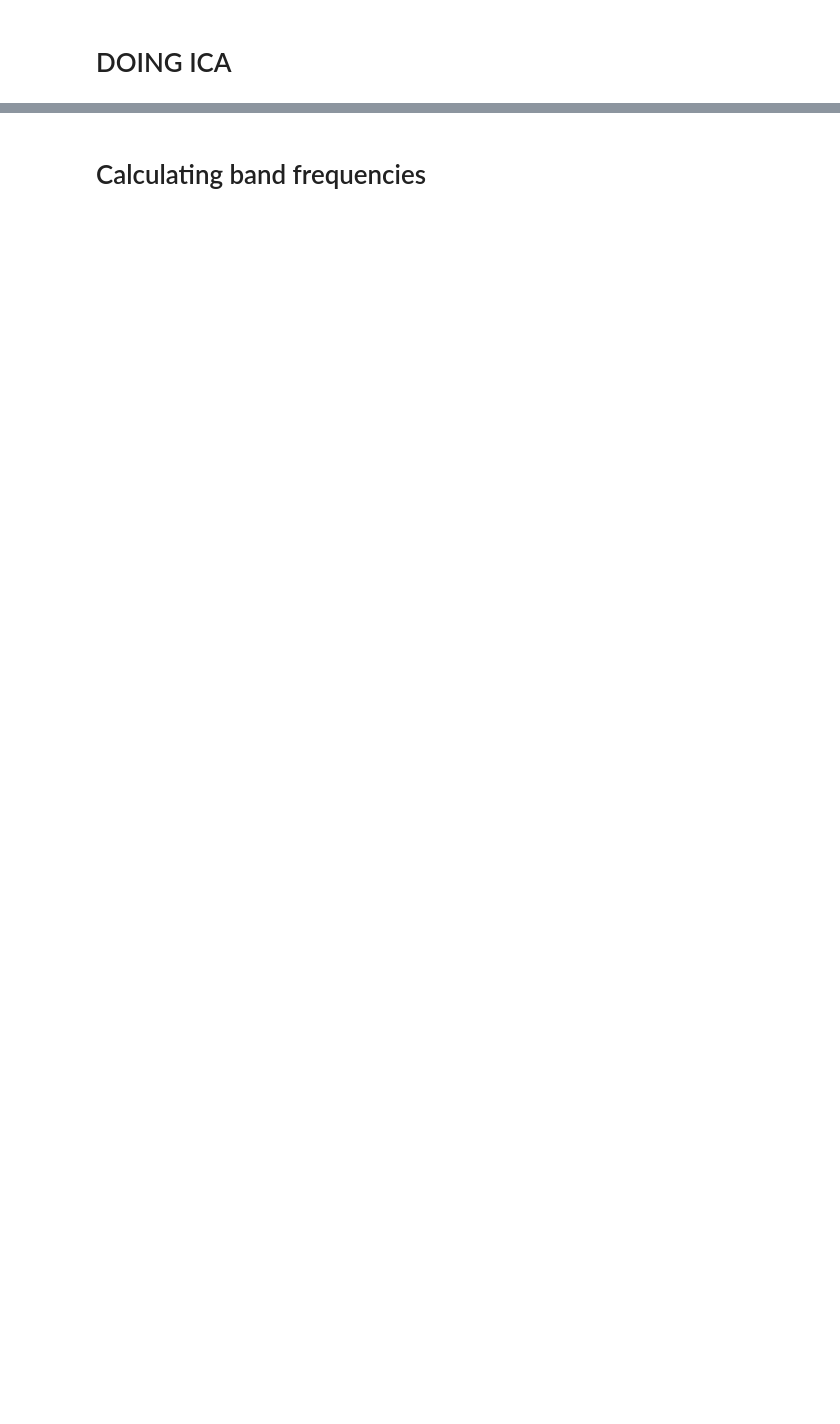
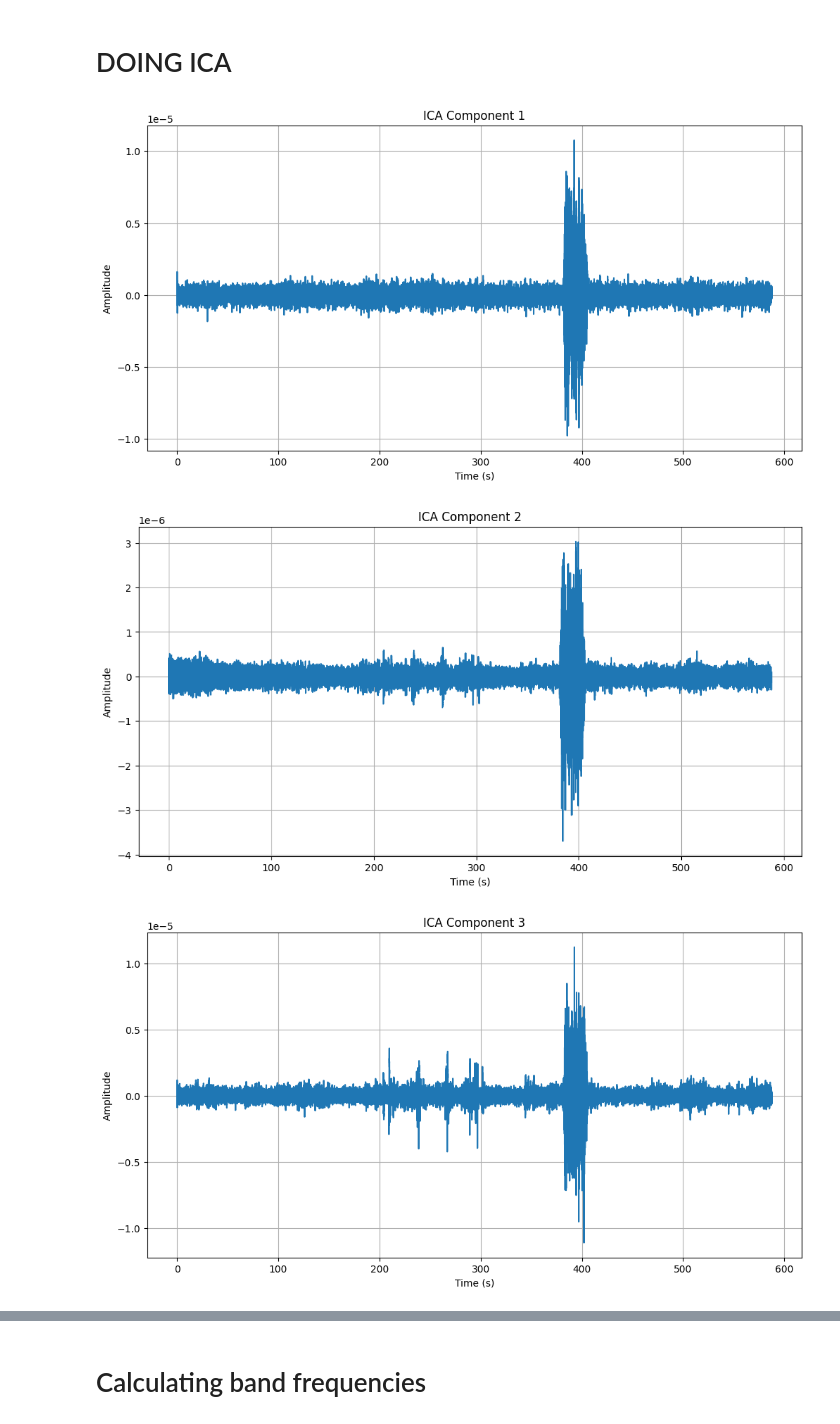
Before and after one commit to Pragun77/MDD-project, a Jupyter notebook: P3.ipynb, the cells around one changed output, grey strips where cells are left out. Cells and saved outputs as stored; diff of their text form; code cells hidden in the pictures; blank space fills up the shorter version.

```diff
--- a/P3.ipynb
+++ b/P3.ipynb
@@ -7,16 +7,17 @@ import numpy as np
 import matplotlib.pyplot as plt
 from scipy import signal
 
-mat_data =  loadmat("C:\\Users\\pragu\\OneDrive\Desktop\\EEG_128channels[1]\\EEG_128channels\\02030003_rest 20151022 1155.mat")
+mat_data =  loadmat("C:\\Users\\pragu\\OneDrive\\Desktop\\EEG_128channels[1]\\EEG_128channels\\02010005rest 20150507 0907..mat")
 filtered_data = []
-for i in range(len(mat_data['a02030003_rest_20151022_1155mat'])):
-    data = mat_data['a02030003_rest_20151022_1155mat'][i]
+# print(mat_data)
+for i in range(len(mat_data['a02010005rest_20150507_0907mat'])):
+    data = mat_data['a02010005rest_20150507_0907mat'][i]
     # data2 = mat_data['Impedances_0']
     print(f'original data = {data}')
 
-    sampling_rate = 250 # Example sampling rate in Hz
+    sampling_rate = 128 # Example sampling rate in Hz
     lowcut = 0.5
-    highcut = 30
+    highcut = 50
     nyquist  = 0.5 * sampling_rate
     eeg_signal = data
     low = lowcut/nyquist
@@ -32,17 +33,17 @@ for i in range(len(mat_data['a02030003_rest_20151022_1155mat'])):
 
 
     # Create a time axis (assuming the signal is sampled regularly)
-    sampling_rate = 250 # Example sampling rate in Hz
+    sampling_rate = 128 # Example sampling rate in Hz
     time = np.arange(len(data)) / sampling_rate
 
-    # # Plot the signal
+    # Plot the signal
     # plt.figure(figsize=(10, 6))
     # plt.plot(time, filtered_signal, label = 'filtered eeg signal ')
     # plt.plot(time, data, label = 'original eeg signal' )
     # plt.xlabel('Time (s)')
     # plt.ylabel('Amplitude')
     # plt.title('Signal Plot')
-    # # plt.legend()
+    # plt.legend()
     # plt.grid(True)
     # plt.show()
 # %% [output]
@@ -85,39 +86,42 @@ print(filtered_data_array)
 # %%
 from sklearn.decomposition import FastICA
 
 ica2 = FastICA(n_components=20, random_state= 0)
 
 independant_components = ica2.fit_transform(filtered_data_array)
 
 # Specify the index of the component you want to plot (e.g., component 0)
 
 # Extract the component (each component is a row in 'ica.mixing_')
 
-components_to_remove = [2,4,7,8,13,14,19]
+components_to_remove = [3,6,7,11]
 # Create a time axis (assuming your data is sampled at a constant rate)
 
 
 n_samples = len(ica2.components_[0, :])
-sampling_rate = 250  # Replace with your actual sampling rate in Hz
+sampling_rate = 128 # Replace with your actual sampling rate in Hz
 time = np.arange(n_samples) / sampling_rate
 
 # Loop through each component and plot it separately
 for component_idx in range(20):
     component = ica2.components_[component_idx, :]
 
-    # plt.figure(figsize=(12, 6))
-    # plt.plot(time, component)
-    # plt.xlabel('Time (s)')
-    # plt.ylabel('Amplitude')
-    # plt.title(f'ICA Component {component_idx + 1}')
-    # plt.grid(True)
-    # plt.show()
+    plt.figure(figsize=(12, 6))
+    plt.plot(time, component)
+    plt.xlabel('Time (s)')
+    plt.ylabel('Amplitude')
+    plt.title(f'ICA Component {component_idx + 1}')
+    plt.grid(True)
+    plt.show()
 
 original_signal = np.dot(independant_components, ica2.mixing_.T)
 print(original_signal)
 ica_components_filtered = np.delete(independant_components, components_to_remove, axis= 1)
 ica2.mixing_ = np.delete(ica2.mixing_.T, components_to_remove, axis=0)
 
 reconstructed_signal = np.dot(ica_components_filtered, ica2.mixing_)
 print(reconstructed_signal)
 # %% [output]
+[figure, added]
+[figure, added]
+[figure, added]
```
Also changed, not shown: parts of 18 cells of this notebook, 1 other file.
